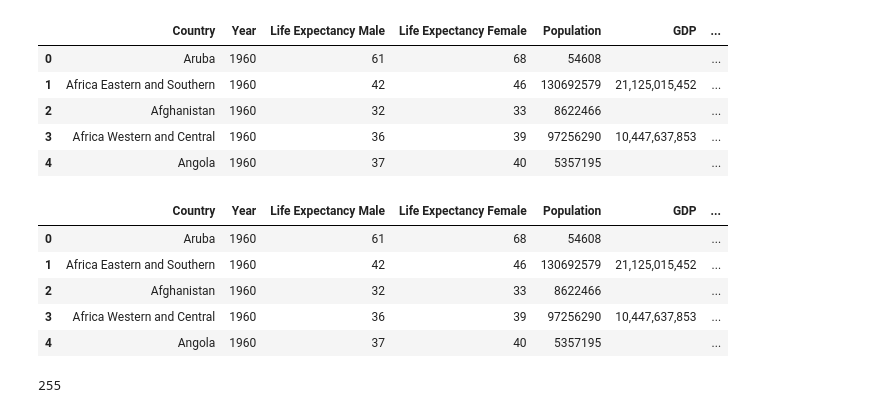
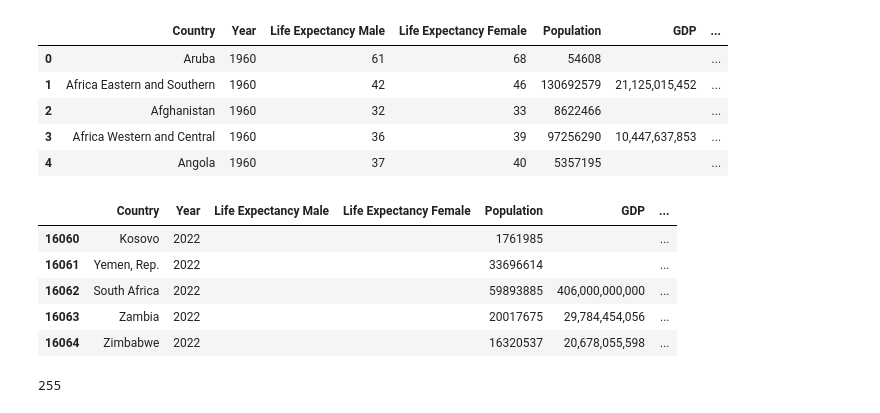
Before and after one commit to JNorthData/Life_Expectancy, a Jupyter notebook: life-expectancy.ipynb, the cells around one changed output. Drawn from its saved outputs; the diff is of its cells as text; code cells hidden in the pictures.

```diff
--- a/life-expectancy.ipynb
+++ b/life-expectancy.ipynb
@@ -168,15 +168,15 @@ merg_dataframe.head()
 # %%
 merg_dataframe = pd.merge(merg_dataframe, Sanitation_df, on=['Country', 'Year'], how='left')
 # Change any NaN values to ""
 merg_dataframe.fillna('', inplace = True)
-merg_dataframe.head()
+merg_dataframe.tail()
 # %% [output]
 |  | Country | Year | Life Expectancy Male | Life Expectancy Female | Population | GDP | ... |
-| 0 | Aruba | 1960 | 61 | 68 | 54608 |  | ... |
-| 1 | Africa Eastern and Southern | 1960 | 42 | 46 | 130692579 | 21,125,015,452 | ... |
-| 2 | Afghanistan | 1960 | 32 | 33 | 8622466 |  | ... |
-| 3 | Africa Western and Central | 1960 | 36 | 39 | 97256290 | 10,447,637,853 | ... |
-| 4 | Angola | 1960 | 37 | 40 | 5357195 |  | ... |
+| 16060 | Kosovo | 2022 |  |  | 1761985 |  | ... |
+| 16061 | Yemen, Rep. | 2022 |  |  | 33696614 |  | ... |
+| 16062 | South Africa | 2022 |  |  | 59893885 | 406,000,000,000 | ... |
+| 16063 | Zambia | 2022 |  |  | 20017675 | 29,784,454,056 | ... |
+| 16064 | Zimbabwe | 2022 |  |  | 16320537 | 20,678,055,598 | ... |
 # %%
 merg_dataframe['Country'].nunique()
 # %% [output]
```
Also changed, not shown: 5 other files.
